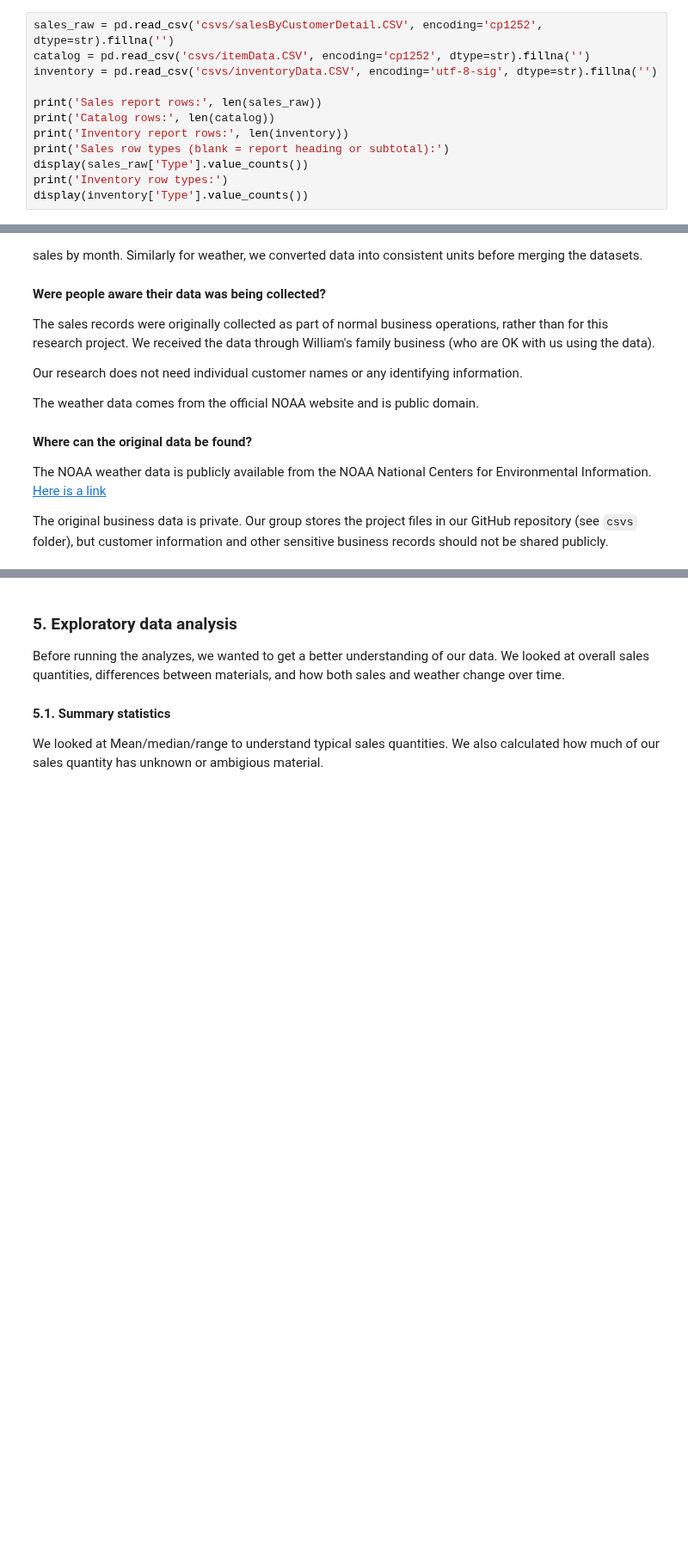
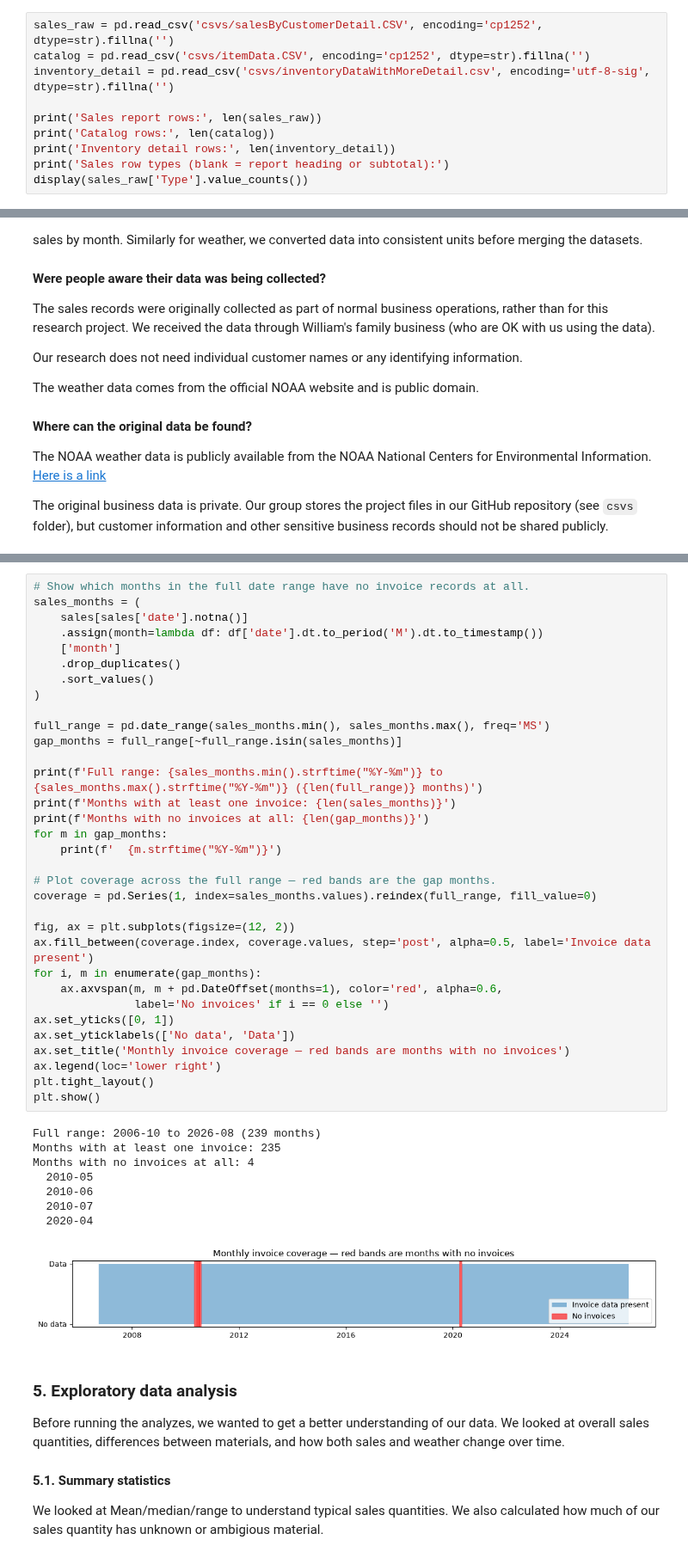
Before and after one commit to bobbybotbop/INFO2950, a Jupyter notebook: phase2.ipynb, the cells around one changed output, grey strips where cells are left out. Shown at 86% size. Drawn from its saved outputs; the diff is of its cells as text; blank space fills up the shorter version.

```diff
--- a/phase2.ipynb
+++ b/phase2.ipynb
@@ -44,15 +44,13 @@ We load the three business datasets and check their sizes and transaction types.
 # %%
 sales_raw = pd.read_csv('csvs/salesByCustomerDetail.CSV', encoding='cp1252', dtype=str).fillna('')
 catalog = pd.read_csv('csvs/itemData.CSV', encoding='cp1252', dtype=str).fillna('')
-inventory = pd.read_csv('csvs/inventoryData.CSV', encoding='utf-8-sig', dtype=str).fillna('')
+inventory_detail = pd.read_csv('csvs/inventoryDataWithMoreDetail.csv', encoding='utf-8-sig', dtype=str).fillna('')
 
 print('Sales report rows:', len(sales_raw))
 print('Catalog rows:', len(catalog))
-print('Inventory report rows:', len(inventory))
+print('Inventory detail rows:', len(inventory_detail))
 print('Sales row types (blank = report heading or subtotal):')
 display(sales_raw['Type'].value_counts())
-print('Inventory row types:')
-display(inventory['Type'].value_counts())
 # %% [output]
 Sales report rows: 32768
 Catalog rows: 7866
@@ -393,5 +430,47 @@ The original business data is private. Our group stores the project files in our
 - **Geographic differences:** Our weather data represents averages across the contiguous United States, but the business might sell more hats in certain regions. For example, customers in New York and Florida experience very different weather conditions. Using national averages could make it harder to identify relationships between weather and sales in specific markets.
 - **Other factors affecting sales:** Hat sales could also be influenced by fashion trends, wholesale orders, promotions, inventory availability, or changes in the business over time. Some of these might follow seasonal patterns, making it difficult to separate their effects from weather.
+# %%
+# Show which months in the full date range have no invoice records at all.
+sales_months = (
+    sales[sales['date'].notna()]
+    .assign(month=lambda df: df['date'].dt.to_period('M').dt.to_timestamp())
+    ['month']
+    .drop_duplicates()
+    .sort_values()
+)
+
+full_range = pd.date_range(sales_months.min(), sales_months.max(), freq='MS')
+gap_months = full_range[~full_range.isin(sales_months)]
+
+print(f'Full range: {sales_months.min().strftime("%Y-%m")} to {sales_months.max().strftime("%Y-%m")} ({len(full_range)} months)')
+print(f'Months with at least one invoice: {len(sales_months)}')
+print(f'Months with no invoices at all: {len(gap_months)}')
+for m in gap_months:
+    print(f'  {m.strftime("%Y-%m")}')
+
+# Plot coverage across the full range — red bands are the gap months.
+coverage = pd.Series(1, index=sales_months.values).reindex(full_range, fill_value=0)
+
+fig, ax = plt.subplots(figsize=(12, 2))
+ax.fill_between(coverage.index, coverage.values, step='post', alpha=0.5, label='Invoice data present')
+for i, m in enumerate(gap_months):
+    ax.axvspan(m, m + pd.DateOffset(months=1), color='red', alpha=0.6,
+               label='No invoices' if i == 0 else '')
+ax.set_yticks([0, 1])
+ax.set_yticklabels(['No data', 'Data'])
+ax.set_title('Monthly invoice coverage — red bands are months with no invoices')
+ax.legend(loc='lower right')
+plt.tight_layout()
+plt.show()
+# %% [output]
+Full range: 2006-10 to 2026-08 (239 months)
+Months with at least one invoice: 235
+Months with no invoices at all: 4
+  2010-05
+  2010-06
+  2010-07
+  2020-04
+[figure, added]
 # %% [markdown]
 ### 5. Exploratory data analysis
 
```
Also changed, not shown: parts of 13 cells of this notebook, 1 other file.
